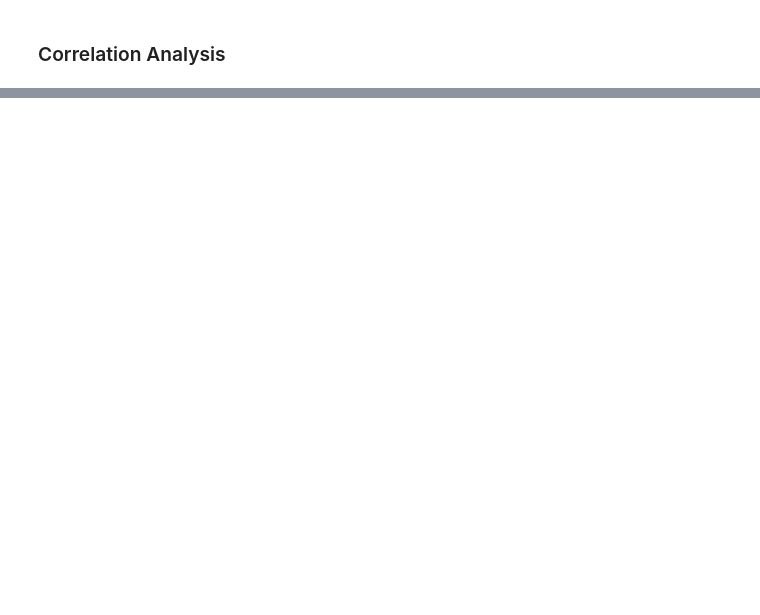
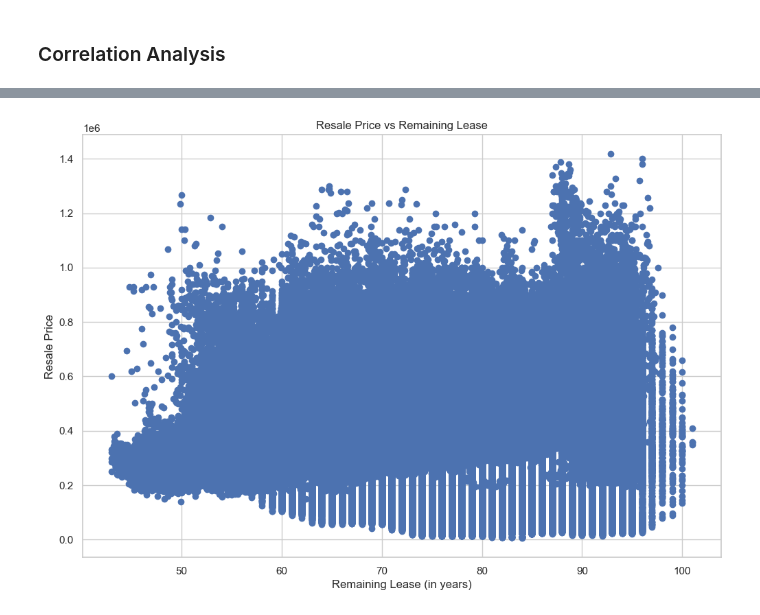
Before and after one commit to kkinmunn/is4303_hdbresale, a Jupyter notebook: eda/eda.ipynb, the cells around one changed output, grey strips where cells are left out. Drawn from its saved outputs; the diff is of its cells as text; code cells hidden in the pictures; blank space fills up the shorter version.

```diff
--- a/eda/eda.ipynb
+++ b/eda/eda.ipynb
@@ -387,0 +409,25 @@ data_hdb_raw.to_csv('../dataset/data_hdb_cleaned', index = False)
+# %%
+# resale price vs remaining lease
+# conversion of data type for remaining lease
+def convert_year_to_float(value):
+    if isinstance(value, int):
+        value = str(value)
+    match = re.match(r'(\d+)(?: years (\d+) months)?', value)
+    years = int(match.group(1))
+    months = int(match.group(2)) if match.group(2) else 0
+    return years + months / 12
+
+data_hdb_raw['remaining_lease'] = data_hdb_raw['remaining_lease'].apply(convert_year_to_float)
+# %%
+# correlation coefficient
+data_hdb_raw[['resale_price','remaining_lease']].corr()
+
+# scatter plot
+plt.figure(figsize=(12,8))
+plt.scatter(data_hdb_raw['remaining_lease'], data_hdb_raw['resale_price'])
+plt.xlabel('Remaining Lease (in years)')
+plt.ylabel('Resale Price')
+plt.title('Resale Price vs Remaining Lease')
+plt.show()
+# %% [output]
+[figure, added]
```
Also changed, not shown: parts of 14 cells of this notebook.
